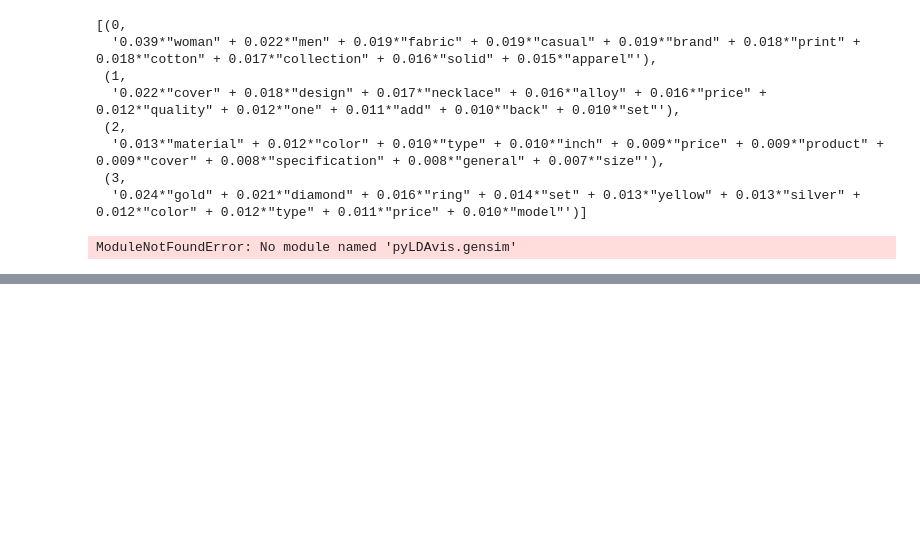
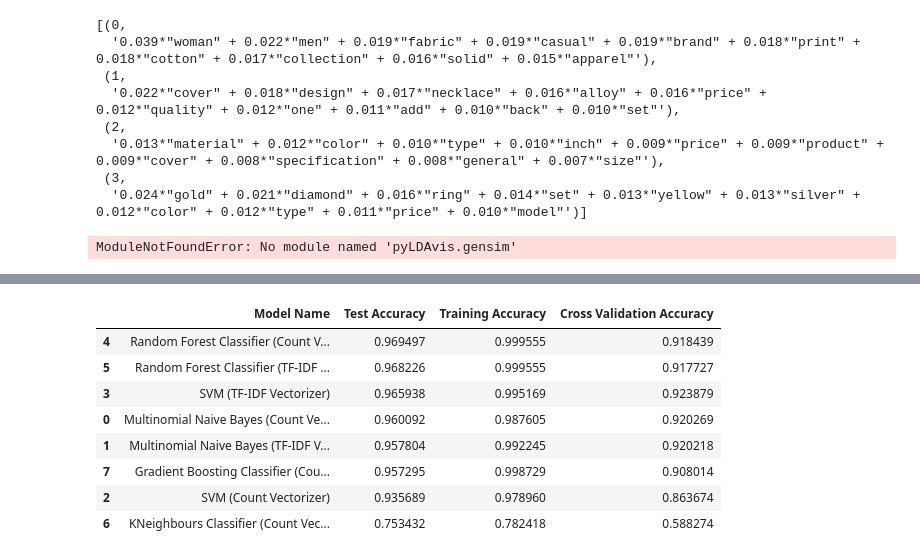
Before and after one commit to kushagra219/NLP-Category-Predictions-Task, a Jupyter notebook: Exploratory-Data-Analysis.ipynb, the cells around one changed output, grey strips where cells are left out. Saved outputs shown, nothing was run; the diff lists cells and outputs as text; code cells hidden in the pictures; blank space fills up the shorter version.

Commit message:
model predictions and re-structuring

```diff
--- a/Exploratory-Data-Analysis.ipynb
+++ b/Exploratory-Data-Analysis.ipynb
@@ -486,0 +566,16 @@ print(confusion_matrix(y_test, y_pred))
+# %%
+df_results = pd.read_excel('models_accuracy.xlsx')
+
+df_results = df_results.sort_values(by=["Test Accuracy"], ascending = False)
+
+display(df_results)
+# %% [output]
+|  | Model Name | Test Accuracy | Training Accuracy | Cross Validation Accuracy |
+| 4 | Random Forest Classifier (Count V... | 0.969497 | 0.999555 | 0.918439 |
+| 5 | Random Forest Classifier (TF-IDF ... | 0.968226 | 0.999555 | 0.917727 |
+| 3 | SVM (TF-IDF Vectorizer) | 0.965938 | 0.995169 | 0.923879 |
+| 0 | Multinomial Naive Bayes (Count Ve... | 0.960092 | 0.987605 | 0.920269 |
+| 1 | Multinomial Naive Bayes (TF-IDF V... | 0.957804 | 0.992245 | 0.920218 |
+| 7 | Gradient Boosting Classifier (Cou... | 0.957295 | 0.998729 | 0.908014 |
+| 2 | SVM (Count Vectorizer) | 0.935689 | 0.978960 | 0.863674 |
+| 6 | KNeighbours Classifier (Count Vec... | 0.753432 | 0.782418 | 0.588274 |
```
Also changed, not shown: parts of 82 cells of this notebook, 12 other files.
